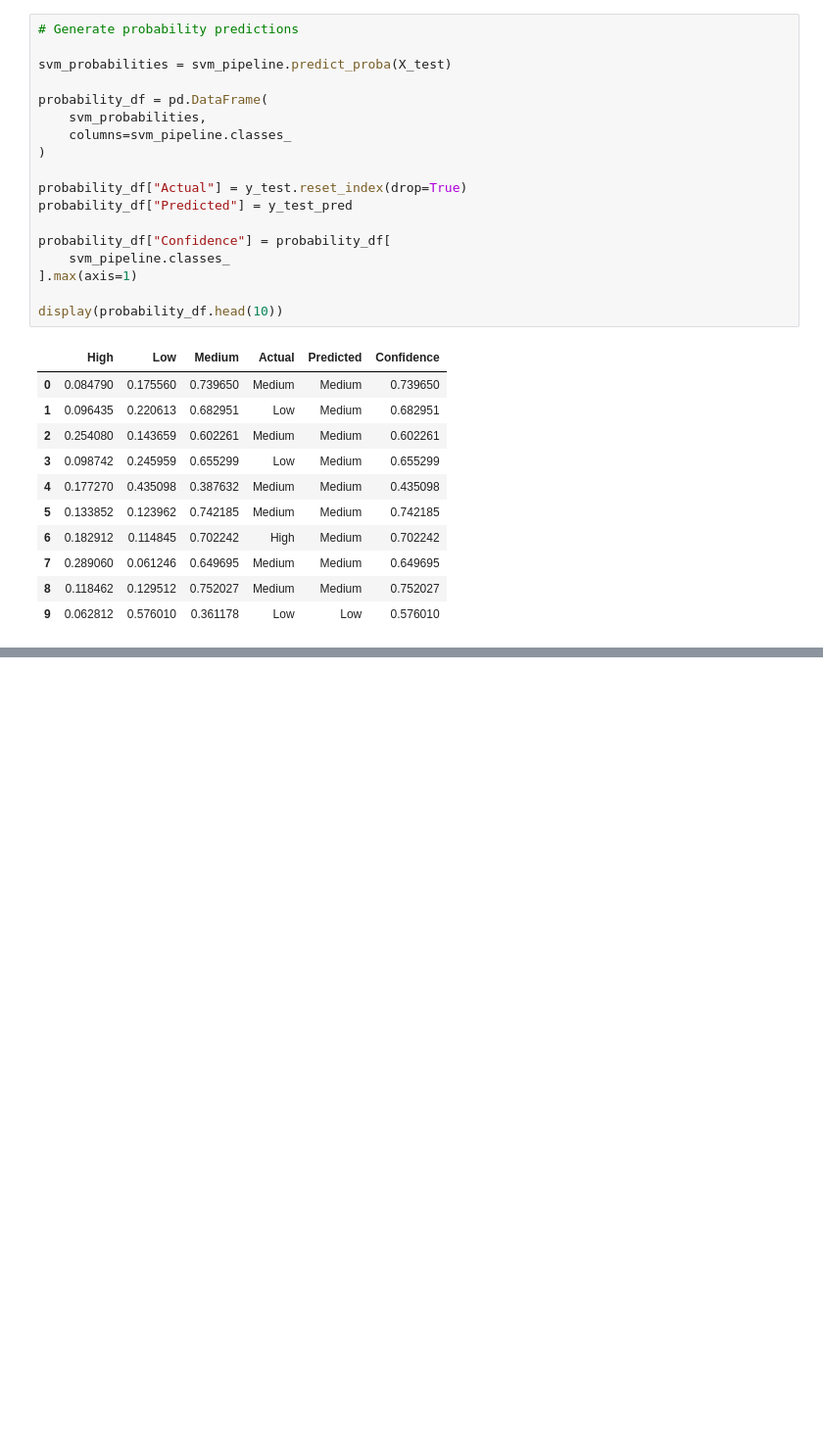
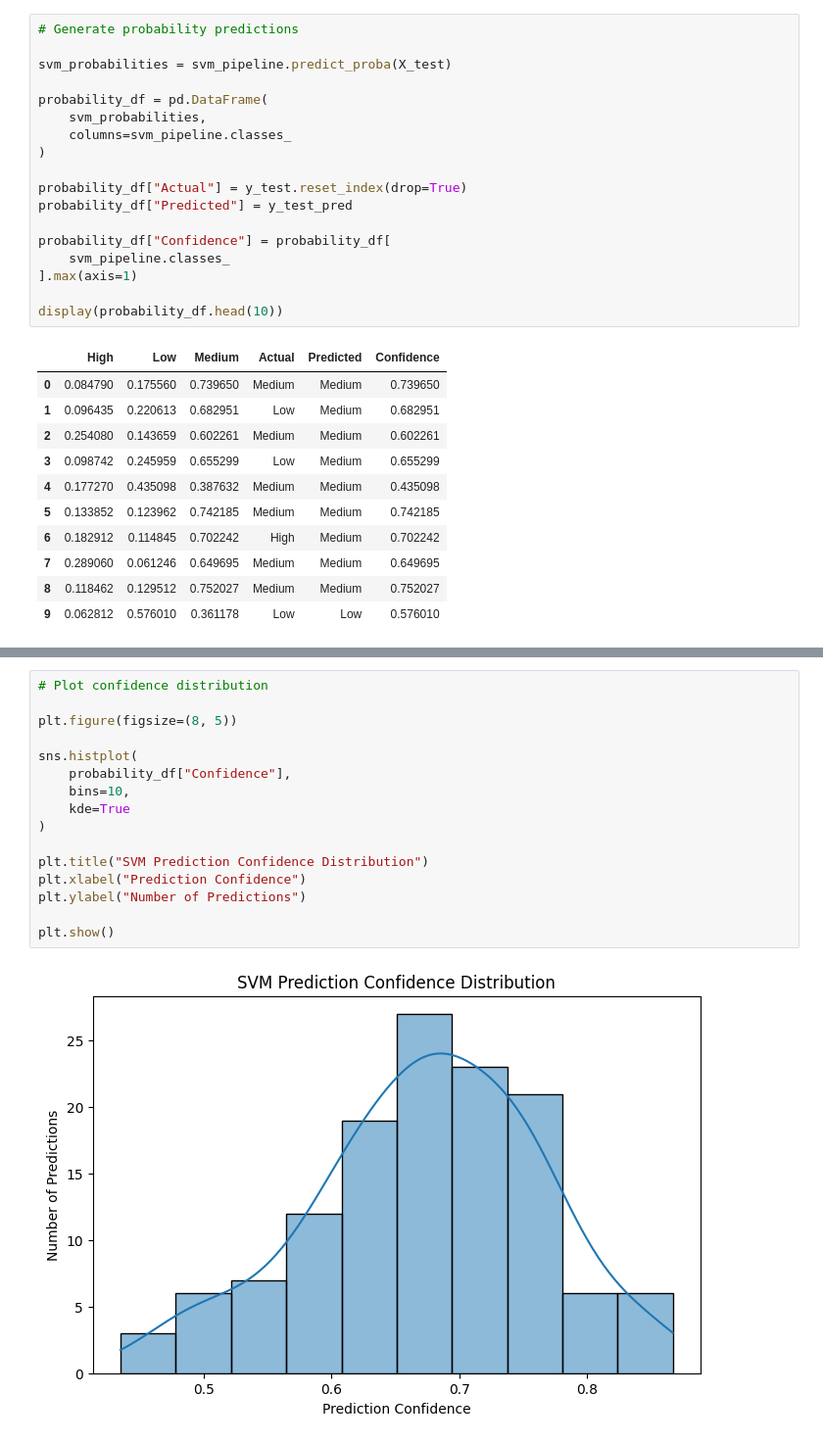
Before and after one commit to lightcode01-oss/IYB_INTERNSHIP, a Jupyter notebook: Day_12_SVM_Classification_Model.ipynb, the cells around one changed output, grey strips where cells are left out. Shown at 98% size. Cells and saved outputs as stored; diff of their text form; blank space fills up the shorter version.

```diff
--- a/Day_12_SVM_Classification_Model.ipynb
+++ b/Day_12_SVM_Classification_Model.ipynb
@@ -845,0 +857,18 @@ display(probability_df.head(10))
+# %%
+# Plot confidence distribution
+
+plt.figure(figsize=(8, 5))
+
+sns.histplot(
+    probability_df["Confidence"],
+    bins=10,
+    kde=True
+)
+
+plt.title("SVM Prediction Confidence Distribution")
+plt.xlabel("Prediction Confidence")
+plt.ylabel("Number of Predictions")
+
+plt.show()
+# %% [output]
+[figure, added]
```
Also changed, not shown: parts of 9 cells of this notebook.
